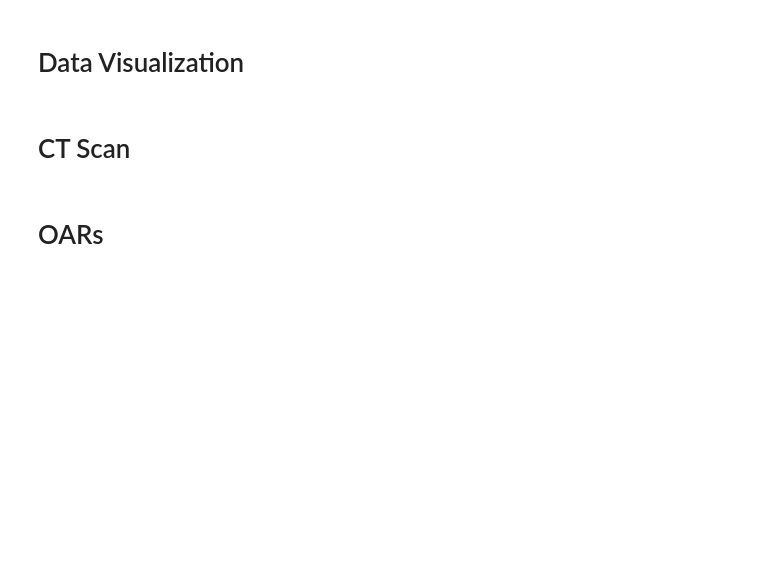
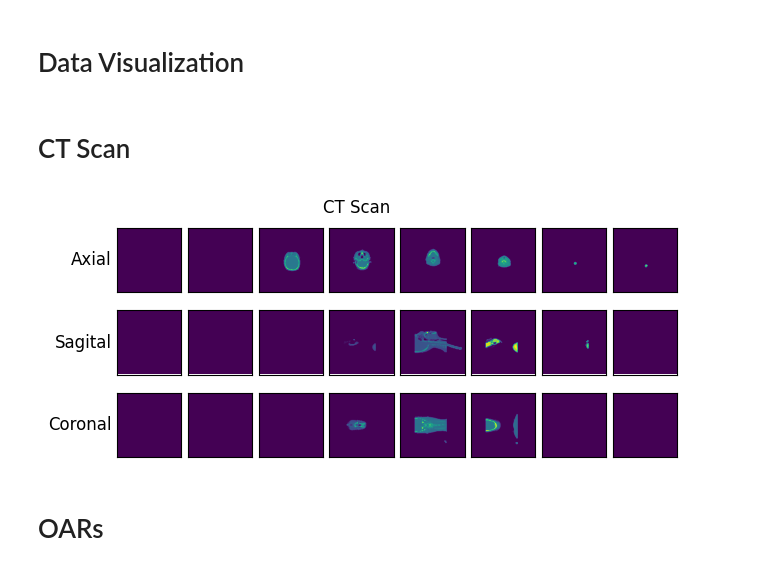
Before and after one commit to oxkitsune/DL2, a Jupyter notebook: data_visualization.ipynb, the cells around one changed output. Cells and saved outputs as stored; diff of their text form; code cells hidden in the pictures; blank space fills up the shorter version.

```diff
--- a/data_visualization.ipynb
+++ b/data_visualization.ipynb
@@ -39,51 +39,51 @@ def transform(samples):
 # %%
 train_dataloader_orig = DataLoader(dataset["train"], batch_size=1)
 train_dataloader_aug = DataLoader(dataset["train"], batch_size=1, collate_fn=transform)
-batch = next(iter(train_dataloader))
-batch_aug = next(iter(train_dataloader))
+batch = next(iter(train_dataloader_orig))
+batch_aug = next(iter(train_dataloader_aug))
 # %% [markdown]
 # CT Scan
 # %%
 scan = np.squeeze(batch["features"])[:,:,:,0].cpu()
 
-columns = 8
-rows = 3
-spacing = 128 // columns
+def plot_views(data, title):
+    columns = 8
+    rows = 3
+    spacing = 128 // columns
 
-fig, axis = plt.subplots(ncols=columns, nrows=rows, figsize=(columns, rows))
-fig.subplots_adjust(left=0.2, right=0.9, bottom=0.1, top=0.9, wspace=0.1, hspace=0.1)
+    fig, axis = plt.subplots(ncols=columns, nrows=rows, figsize=(columns, rows))
+    fig.subplots_adjust(left=0.2, right=0.9, bottom=0.1, top=0.9, wspace=0.1, hspace=0.1)
 
-for j in range(columns):
-    ax = axis[0, j]
-    ax.imshow(scan[:, :, j*spacing])
-    ax.set_xticks([])
-    ax.set_yticks([])
+    for j in range(columns):
+        ax = axis[0, j]
+        ax.imshow(data[:, :, j*spacing])
+        ax.set_xticks([])
+        ax.set_yticks([])
 
-for j in range(columns):
-    ax = axis[1, j]
-    ax.imshow(scan[:, j*spacing, :])
-    ax.set_xticks([])
-    ax.set_yticks([])
+    for j in range(columns):
+        ax = axis[1, j]
+        ax.imshow(data[:, j*spacing, :])
+        ax.set_xticks([])
+        ax.set_yticks([])
 
-for j in range(columns):
-    ax = axis[2, j]
-    ax.imshow(scan[j*spacing, :, :])
-    ax.set_xticks([])
-    ax.set_yticks([])
+    for j in range(columns):
+        ax = axis[2, j]
+        ax.imshow(data[j*spacing, :, :])
+        ax.set_xticks([])
+        ax.set_yticks([])
 
-labels = ["Axial", "Sagital", "Coronal"]
+    labels = ["Axial", "Sagital", "Coronal"]
 
-for i, label in enumerate(labels):
-    ax = axis[i, 0]
-    ax.set_ylabel(label, rotation=0, size='large', ha='right', va='center')
+    for i, label in enumerate(labels):
+        ax = axis[i, 0]
+        ax.set_ylabel(label, rotation=0, size='large', ha='right', va='center')
 
-plt.suptitle("CT Scan")
-plt.savefig('./figs/ct_scan.png')
+    plt.suptitle(title)
+    plt.savefig(f"./figs/{title}.png")
 
-# Range over all three different axis
-# OARs, separate and labelled + squished
-# PTVs, separate and labelled + squished
-# Augmentations
+plot_views(scan, "CT Scan")
+# %% [output]
+[figure, added]
 # %% [markdown]
 # OARs
 # %%
```
Also changed, not shown: parts of 8 cells of this notebook, 6 other files.
